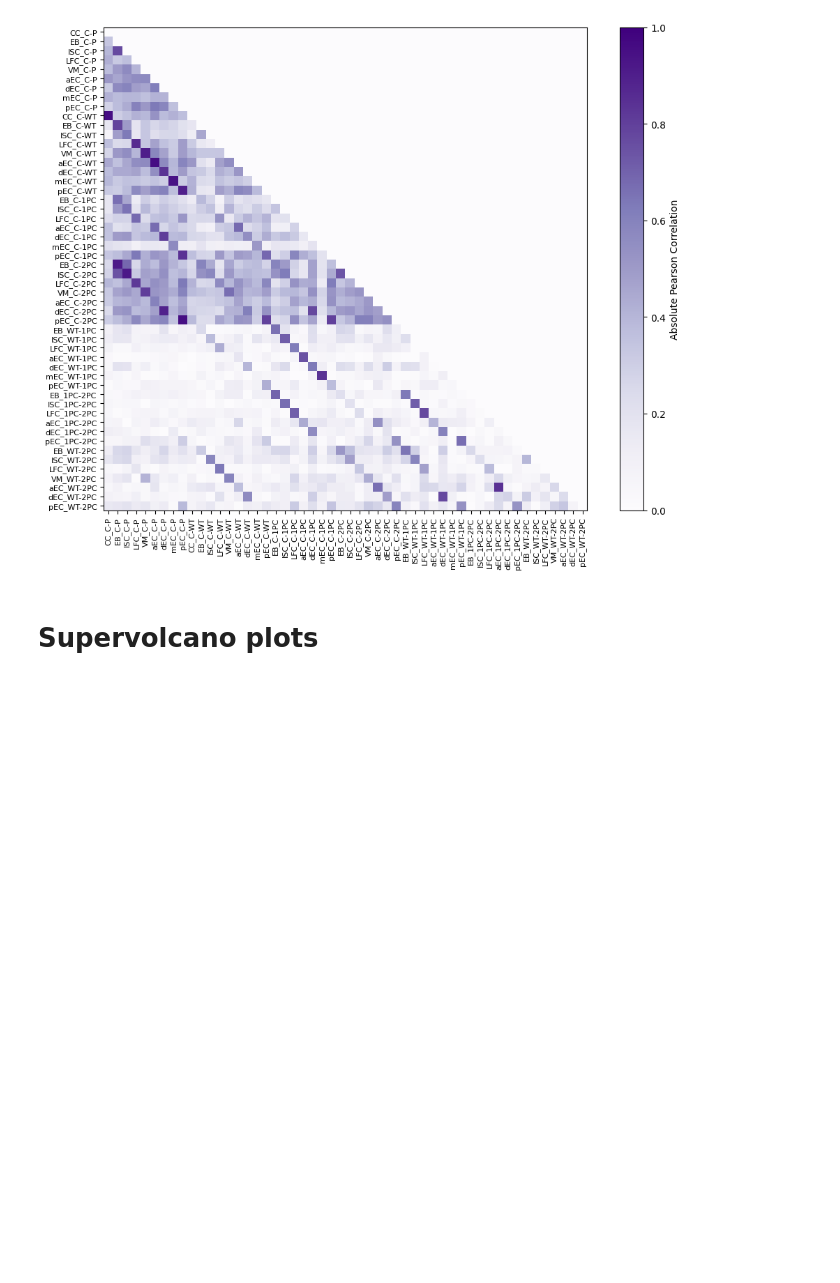
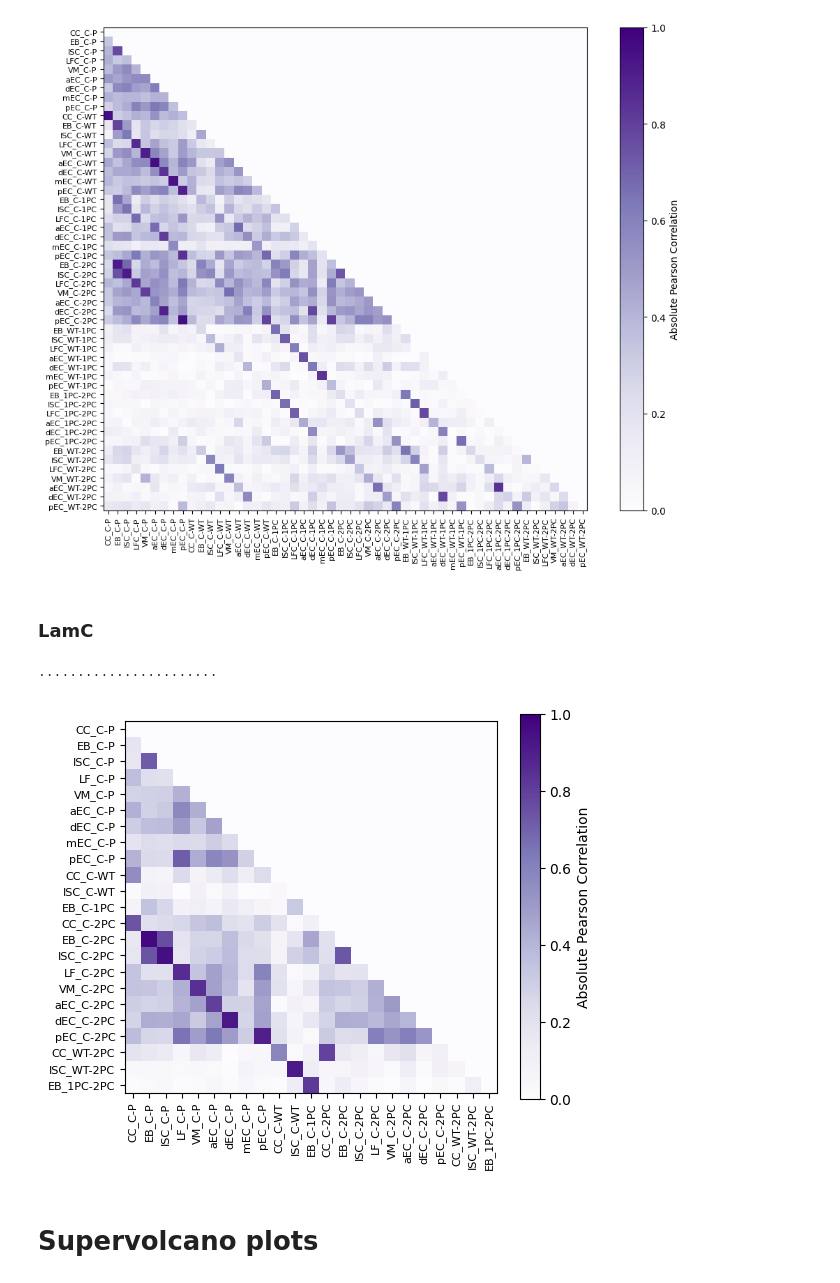
Before and after one commit to hawkjo/scptseq_analysis, a Jupyter notebook: DE_and_GO.ipynb, the cells around one changed output. Cells and saved outputs as stored; diff of their text form; code cells hidden in the pictures; blank space fills up the shorter version.

```diff
--- a/DE_and_GO.ipynb
+++ b/DE_and_GO.ipynb
@@ -57,6 +59,57 @@ ax.set_yticklabels(labels, fontsize=8)
 print()
 # %% [output]
 [figure]
+# %% [markdown]
+### LamC
+# %%
+results_df_given_comparison = {k: v for k, v in de_and_go_results.items() if k.startswith('LC') and 'T1_' in k}
+keys = sorted(results_df_given_comparison.keys())
+M = np.zeros((len(keys), len(keys)))
+for i, k1 in enumerate(keys):
+    print('.', end='')
+    for j in range(i):
+        k2 = keys[j]
+        df1 = results_df_given_comparison[k1]
+        df2 = results_df_given_comparison[k2]
+        df = pd.merge(df1, df2, left_index=True, right_index=True)
+        df.dropna(inplace=True)
+        M[i, j] = abs(pearsonr(df['log2FoldChange_x'], df['log2FoldChange_y'])[0])
+M = M + M.transpose()
+# %% [output]
+.......................
+# %%
+def sort_key(tup):
+    idx, k = tup
+    comp = k[len('P3_DE_T1_'):]
+    if comp.endswith('P'):
+        if 'EE' in k:
+            return 0, 'B' if 'EEP' in k else 'A'
+        return 0, k
+    elif '_C-' in comp:
+        return (1 if 'WT' in comp else 3 if '2PC' in comp else 2), k
+    else:
+        return (4 if '2PC' not in comp else 5 if '1PC' not in comp else 6), k
+
+order = [idx for (idx, k) in sorted(enumerate(keys), key=sort_key)]
+new_M = M[order, :]
+new_M = new_M[:, order]
+
+fig, ax = plt.subplots(figsize=(6, 5))
+ms = ax.matshow(np.tril(new_M), cmap='Purples', vmin=0, vmax=1)
+ax.grid(False)
+cbar = plt.colorbar(ms)
+cbar.set_label('Absolute Pearson Correlation')
+ordered_keys = [keys[i] for i in order]
+labels = [k[len('P3_DE_T1_'):] for k in ordered_keys]
+labels = [k.replace('LFC', 'LF') for k in labels]
+ax.set_xticks(range(len(ordered_keys)))
+ax.xaxis.set_ticks_position('bottom')
+ax.set_xticklabels(labels, fontsize=8, rotation=90)
+ax.set_yticks(range(len(ordered_keys)))
+ax.set_yticklabels(labels, fontsize=8)
+print()
+# %% [output]
+[figure, added]
 # %% [markdown]
 # Supervolcano plots
 # %%
```
Also changed, not shown: parts of 6 cells of this notebook, 1 other file.
